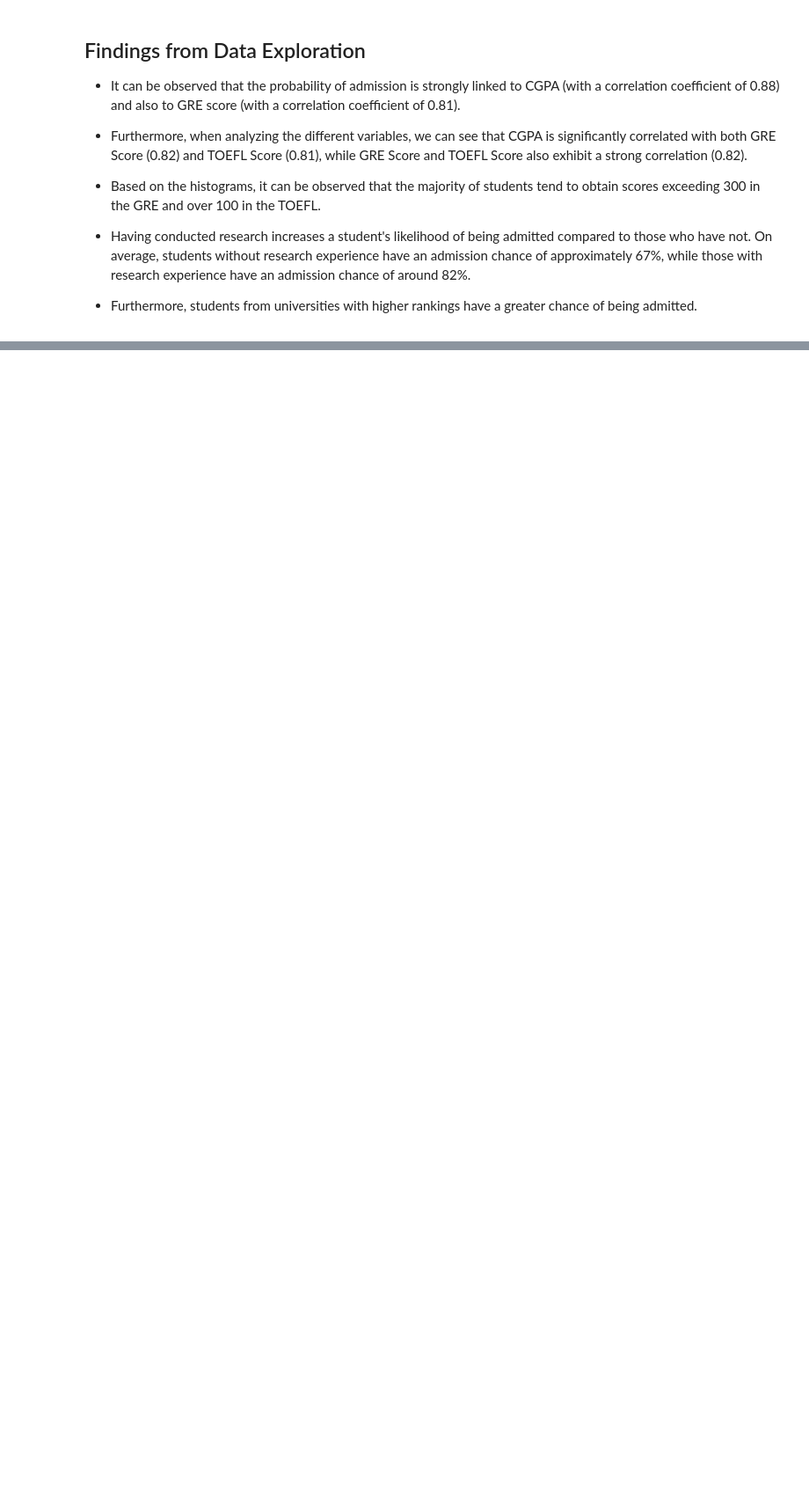
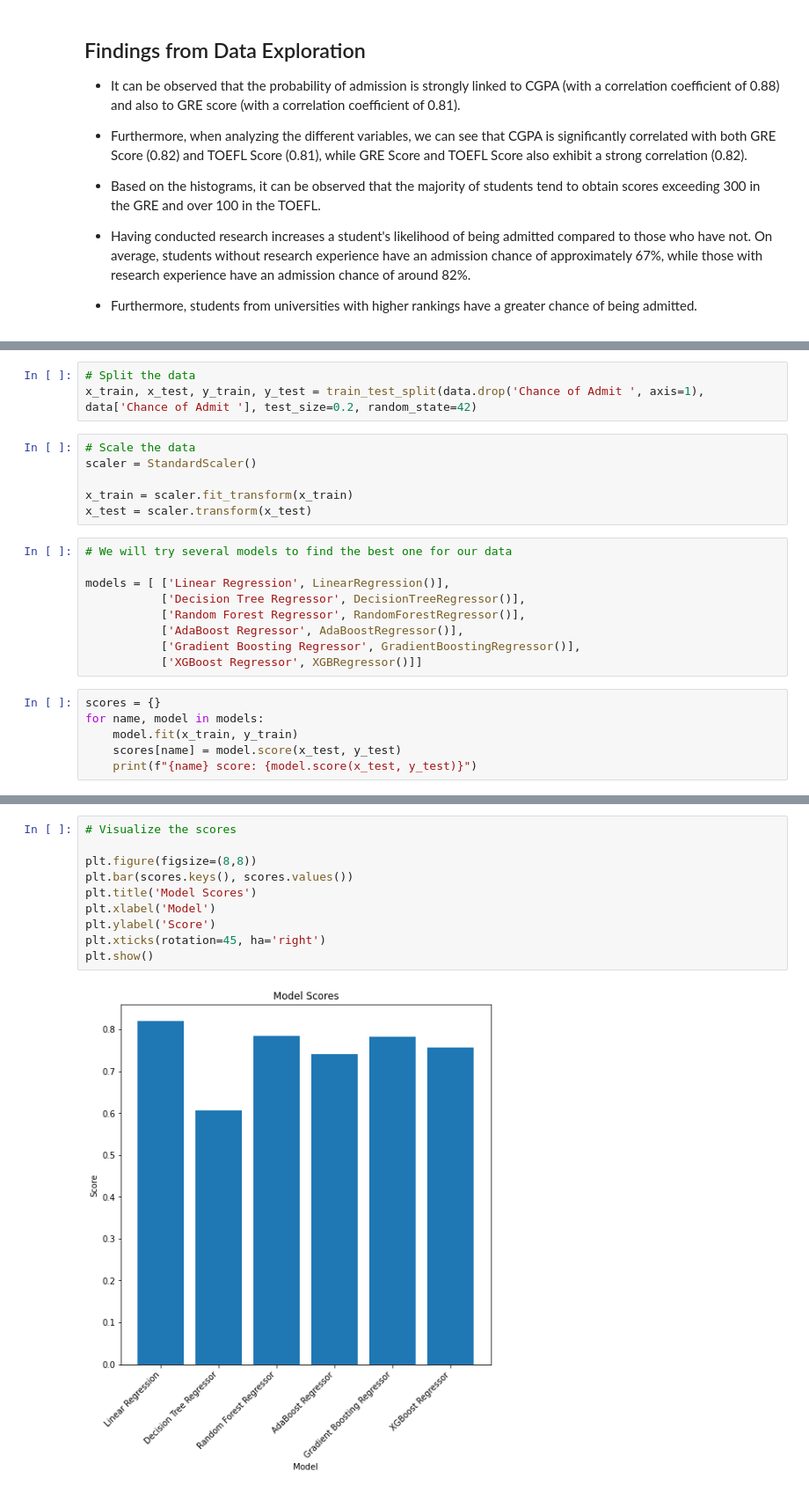
Before and after one commit to utkuozbudak/graduate_admission, a Jupyter notebook: graduate_admission.ipynb, the cells around one changed output, grey strips where cells are left out. Shown at 88% size. Drawn from its saved outputs; the diff is of its cells as text; blank space fills up the shorter version.

Commit message:
Models are trained and evaluted.

```diff
--- a/graduate_admission.ipynb
+++ b/graduate_admission.ipynb
@@ -152,0 +161,24 @@ sns.violinplot(x='University Rating', y='Chance of Admit ', data=data)
+# %%
+# Split the data
+x_train, x_test, y_train, y_test = train_test_split(data.drop('Chance of Admit ', axis=1), data['Chance of Admit '], test_size=0.2, random_state=42)
+# %%
+# Scale the data
+scaler = StandardScaler()
+
+x_train = scaler.fit_transform(x_train)
+x_test = scaler.transform(x_test)
+# %%
+# We will try several models to find the best one for our data
+
+models = [ ['Linear Regression', LinearRegression()],
+           ['Decision Tree Regressor', DecisionTreeRegressor()],
+           ['Random Forest Regressor', RandomForestRegressor()],
+           ['AdaBoost Regressor', AdaBoostRegressor()],
+           ['Gradient Boosting Regressor', GradientBoostingRegressor()],
+           ['XGBoost Regressor', XGBRegressor()]]
+# %%
+scores = {}
+for name, model in models:
+    model.fit(x_train, y_train)
+    scores[name] = model.score(x_test, y_test)
+    print(f"{name} score: {model.score(x_test, y_test)}")
@@ -152,0 +192,12 @@ sns.violinplot(x='University Rating', y='Chance of Admit ', data=data)
+# %%
+# Visualize the scores
+
+plt.figure(figsize=(8,8))
+plt.bar(scores.keys(), scores.values())
+plt.title('Model Scores')
+plt.xlabel('Model')
+plt.ylabel('Score')
+plt.xticks(rotation=45, ha='right')
+plt.show()
+# %% [output]
+[figure, added]
```
Also changed, not shown: parts of 5 cells of this notebook.
